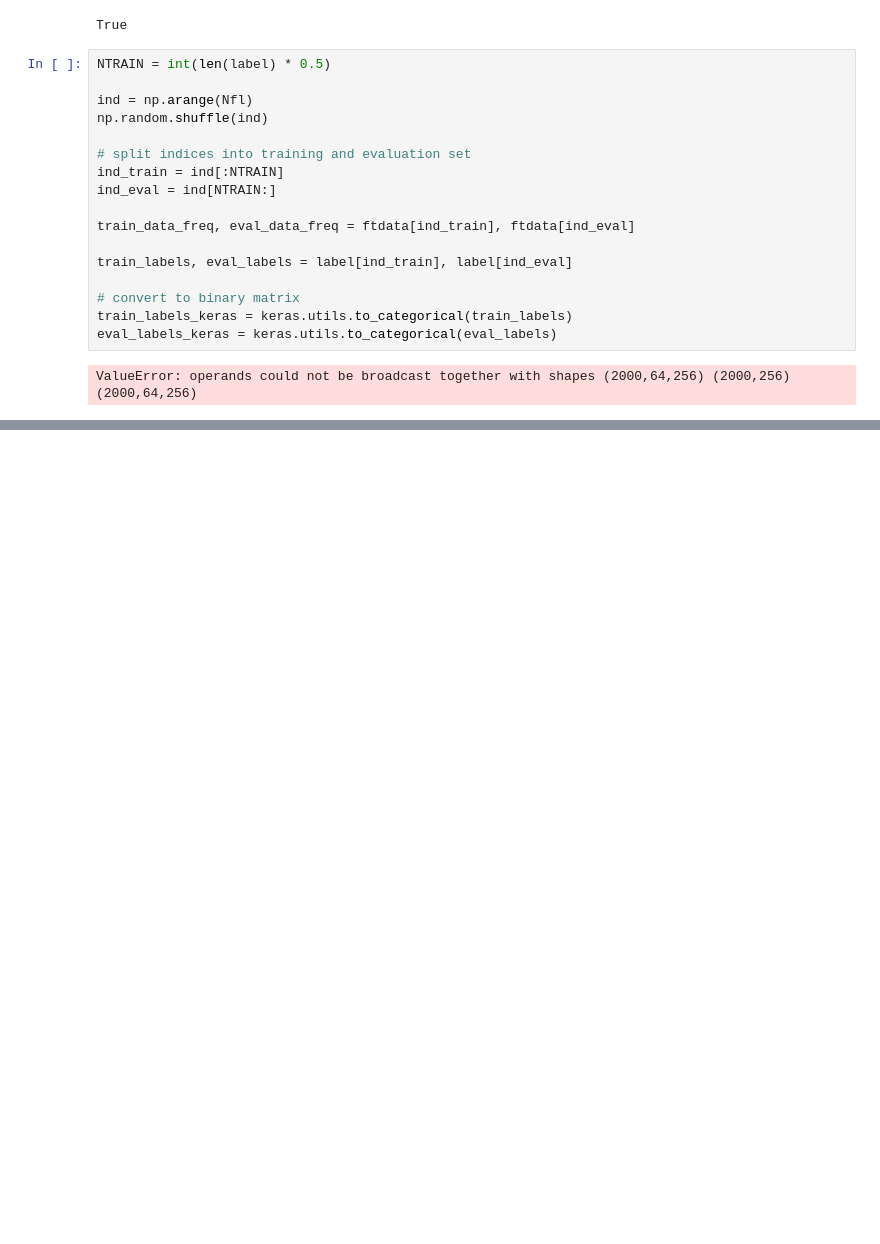
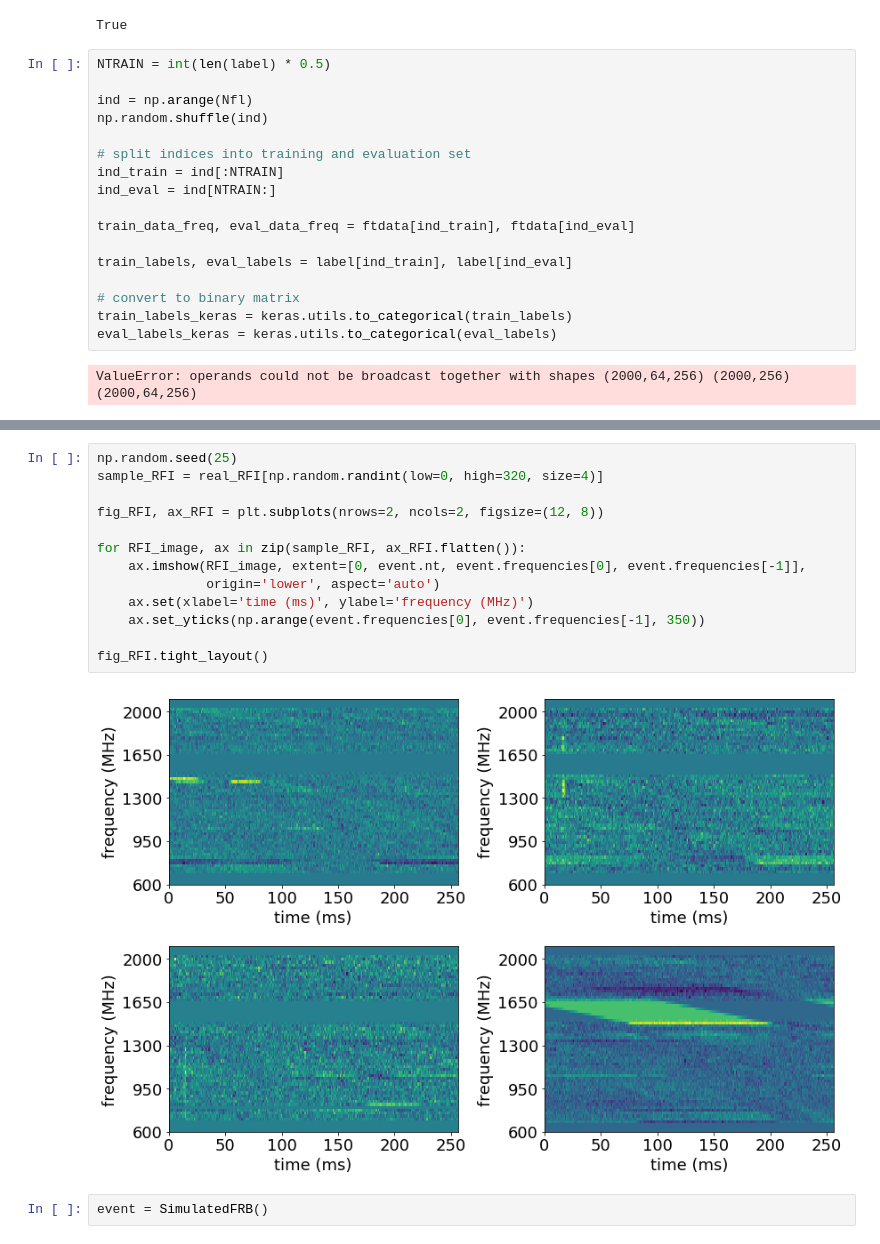
Before and after one commit to DominicL3/hey-aliens, a Jupyter notebook: simulateFRBclassification/FRBs_NN.ipynb, the cells around one changed output, grey strips where cells are left out. Saved outputs shown, nothing was run; the diff lists cells and outputs as text; blank space fills up the shorter version.

```diff
--- a/simulateFRBclassification/FRBs_NN.ipynb
+++ b/simulateFRBclassification/FRBs_NN.ipynb
@@ -791,0 +835,17 @@ print(predictions)
+# %%
+np.random.seed(25)
+sample_RFI = real_RFI[np.random.randint(low=0, high=320, size=4)]
+
+fig_RFI, ax_RFI = plt.subplots(nrows=2, ncols=2, figsize=(12, 8))
+
+for RFI_image, ax in zip(sample_RFI, ax_RFI.flatten()):
+    ax.imshow(RFI_image, extent=[0, event.nt, event.frequencies[0], event.frequencies[-1]],
+              origin='lower', aspect='auto')
+    ax.set(xlabel='time (ms)', ylabel='frequency (MHz)')
+    ax.set_yticks(np.arange(event.frequencies[0], event.frequencies[-1], 350))
+
+fig_RFI.tight_layout()
+# %% [output]
+[figure, added]
+# %%
+event = SimulatedFRB()
```
Also changed, not shown: parts of 23 cells of this notebook, 4 other files.
